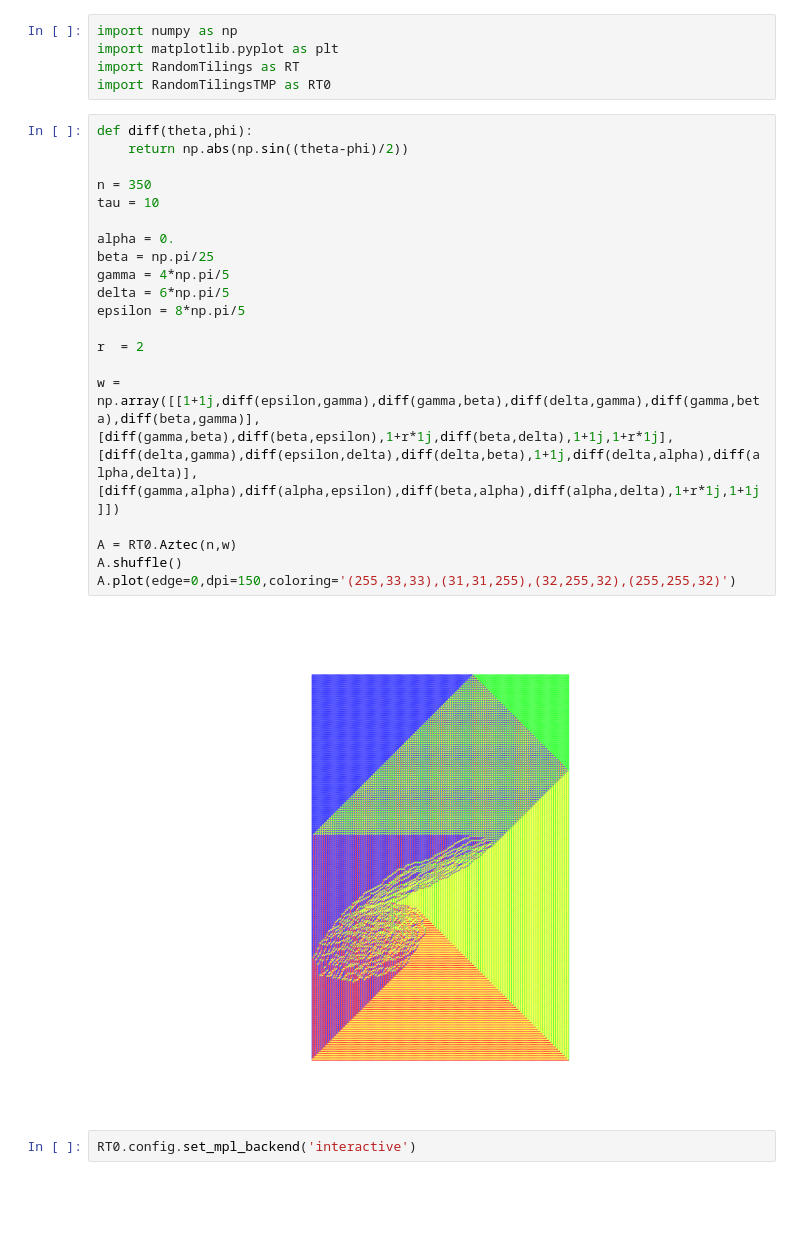
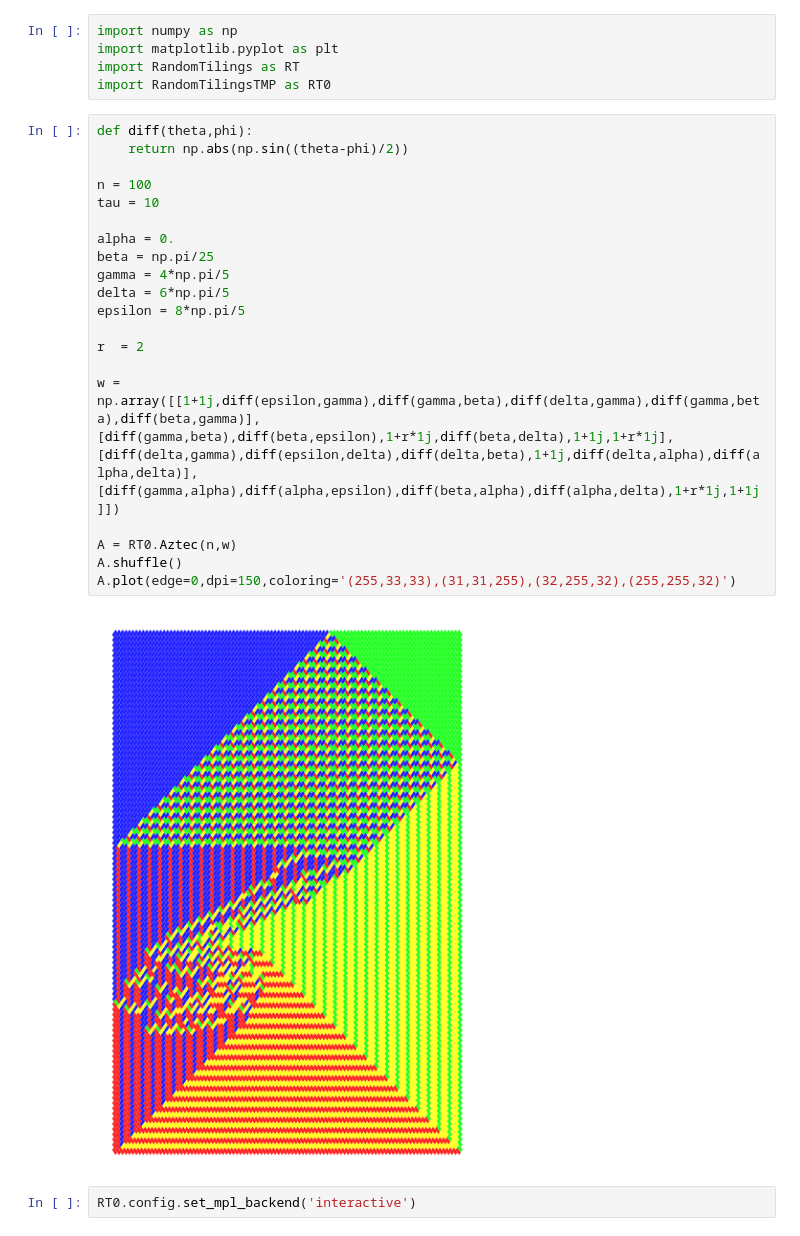
Before and after one commit to MaxvanHorssen/random-tilings, a Jupyter notebook: Aztec Crystallization.ipynb, the cells around one changed output. Drawn from its saved outputs; the diff is of its cells as text; blank space fills up the shorter version.

```diff
--- a/Aztec Crystallization.ipynb
+++ b/Aztec Crystallization.ipynb
@@ -6,28 +6,28 @@ import RandomTilingsTMP as RT0
 # %%
 def diff(theta,phi):
     return np.abs(np.sin((theta-phi)/2))
 
-n = 350
+n = 100
 tau = 10
 
 alpha = 0.
 beta = np.pi/25
 gamma = 4*np.pi/5
 delta = 6*np.pi/5
 epsilon = 8*np.pi/5
 
 r  = 2
 
 w = np.array([[1+1j,diff(epsilon,gamma),diff(gamma,beta),diff(delta,gamma),diff(gamma,beta),diff(beta,gamma)],
 [diff(gamma,beta),diff(beta,epsilon),1+r*1j,diff(beta,delta),1+1j,1+r*1j],
 [diff(delta,gamma),diff(epsilon,delta),diff(delta,beta),1+1j,diff(delta,alpha),diff(alpha,delta)],
 [diff(gamma,alpha),diff(alpha,epsilon),diff(beta,alpha),diff(alpha,delta),1+r*1j,1+1j]])
 
 A = RT0.Aztec(n,w)
 A.shuffle()
 A.plot(edge=0,dpi=150,coloring='(255,33,33),(31,31,255),(32,255,32),(255,255,32)')
 # %% [output]
-[figure, old version]
+[figure, new version]
 # %%
 RT0.config.set_mpl_backend('interactive')
 # %%
```
Also changed, not shown: 8 other files.
